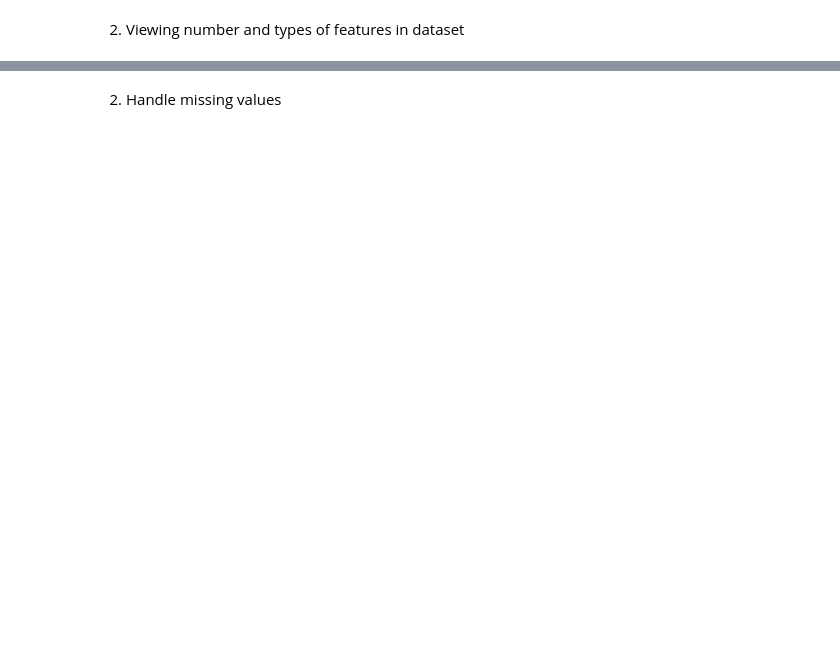
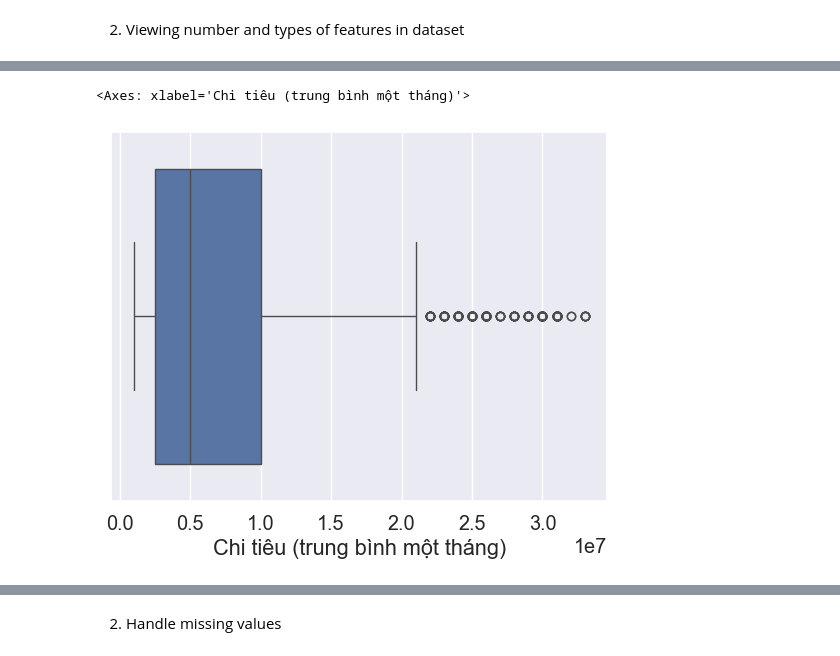
Before and after one commit to ThuHen/Loan_Prediction, a Jupyter notebook: test-checkpoint-checkpoint.ipynb, the cells around one changed output, grey strips where cells are left out. Drawn from its saved outputs; the diff is of its cells as text; code cells hidden in the pictures; blank space fills up the shorter version.

```diff
--- a/test-checkpoint-checkpoint.ipynb
+++ b/test-checkpoint-checkpoint.ipynb
@@ -22,0 +145,19 @@ data_1 = data_0.drop(columns=['ID khách hàng'])
+# %%
+def remove_outliers_iqr(data, column):
+    # Tính Q1 (25th percentile), Q3 (75th percentile), và IQR
+    Q1 = data[column].quantile(0.25)
+    Q3 = data[column].quantile(0.75)
+    IQR = Q3 - Q1
+
+    # Tính lower và upper bound
+    lower_bound = Q1 - 1.5 * IQR
+    upper_bound = Q3 + 1.5 * IQR
+
+    # Lọc dữ liệu để chỉ giữ lại các giá trị trong phạm vi hợp lý (không phải outliers)
+    cleaned_data = data[(data[column] >= lower_bound) & (data[column] <= upper_bound)]
+    return cleaned_data
+# Áp dụng hàm remove_outliers_iqr để loại bỏ outliers trong cột 'Thu nhập' và 'Chi tiêu'
+data_1= remove_outliers_iqr(data_1, 'Thu nhập')
+data_1= remove_outliers_iqr(data_1, 'Chi tiêu (trung bình một tháng)')
+data_1= remove_outliers_iqr(data_1, 'Hóa đơn tiền điện')
+data_1.describe()
@@ -22,0 +174,5 @@ data_1 = data_0.drop(columns=['ID khách hàng'])
+# %%
+sns.boxplot(x=data_1['Chi tiêu (trung bình một tháng)'])
+# %% [output]
+<Axes: xlabel='Chi tiêu (trung bình một tháng)'>
+[figure, added]
```
Also changed, not shown: parts of 82 cells of this notebook, 4 other files.
